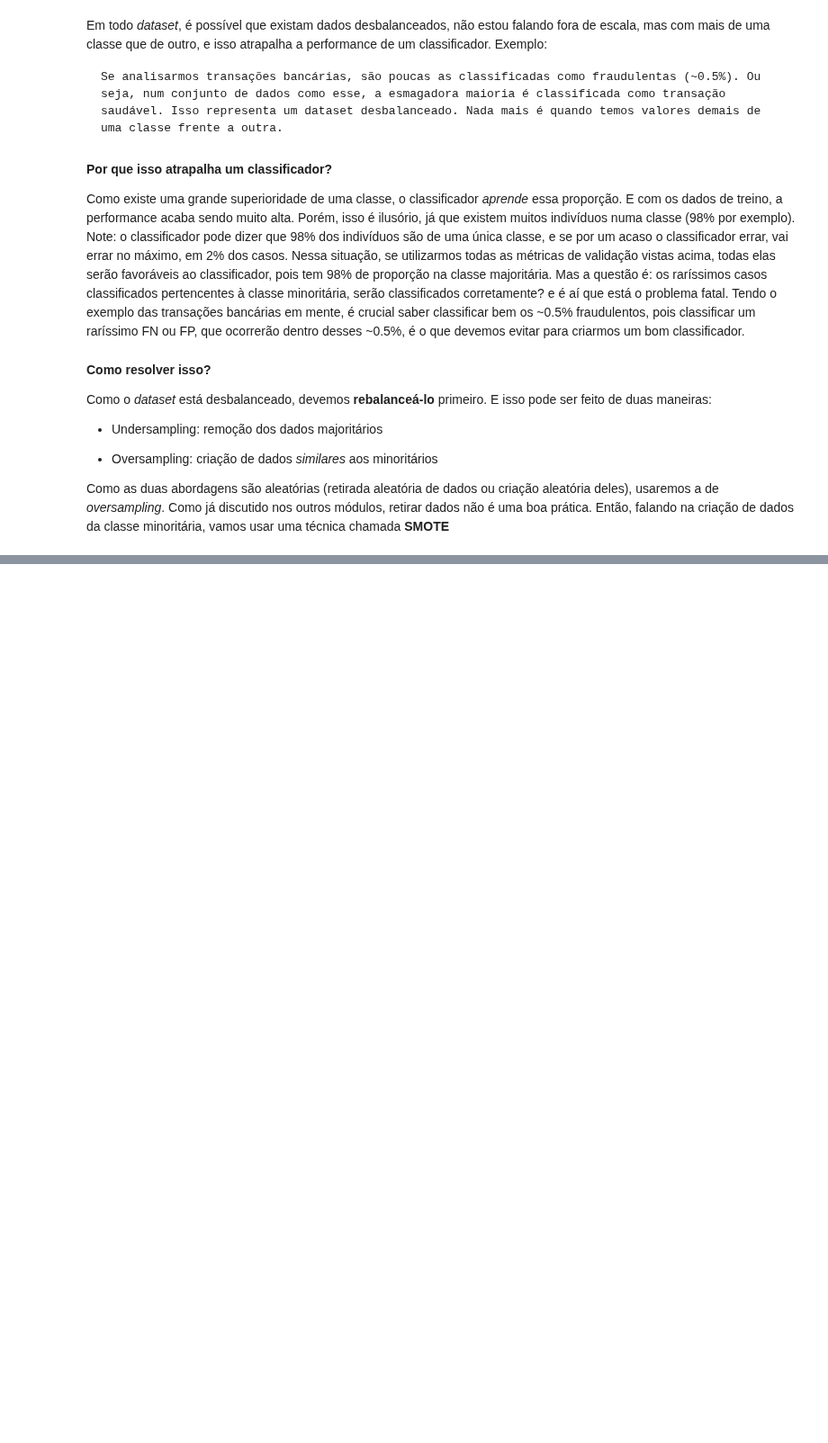
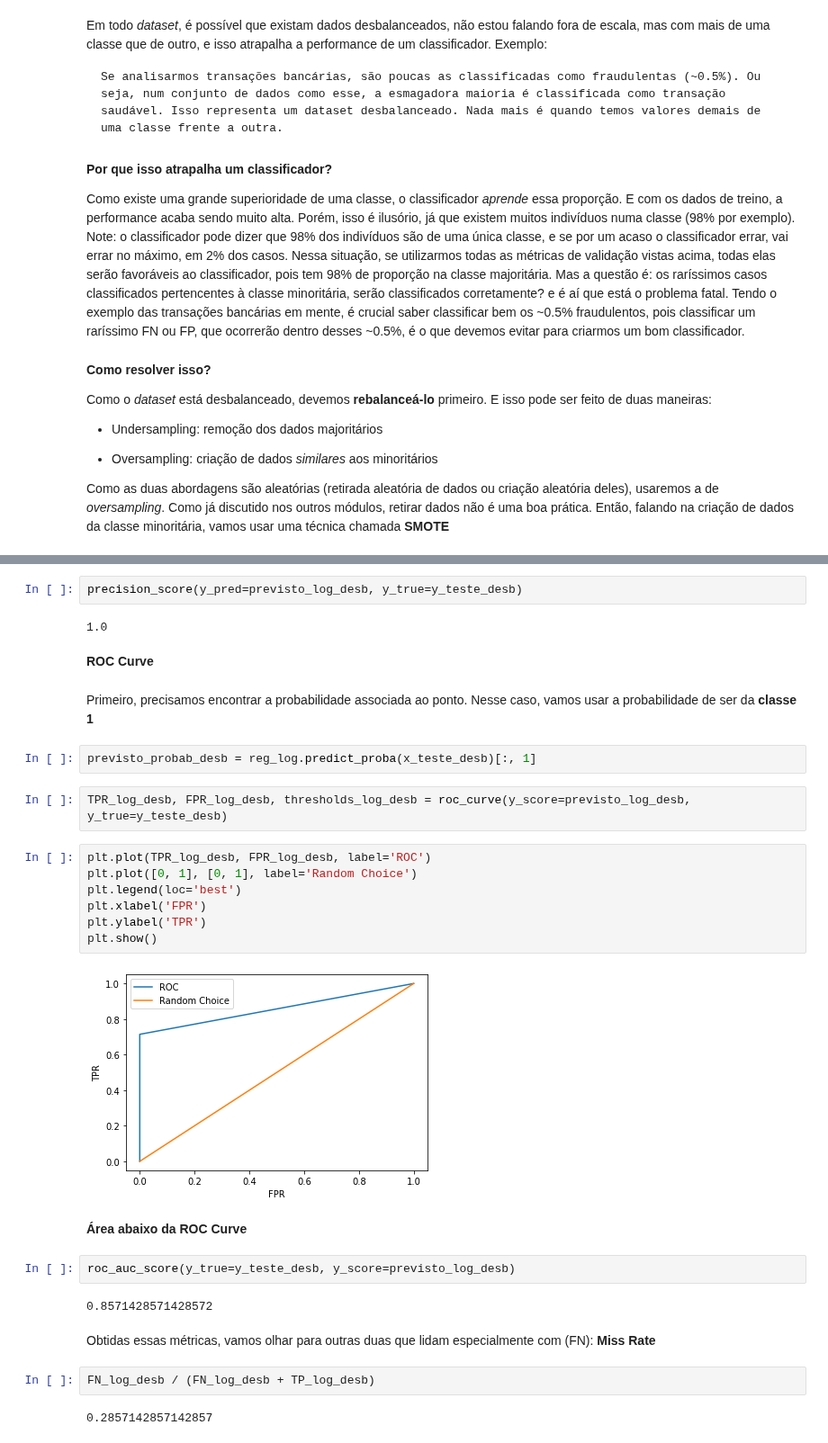
Before and after one commit to mikaelcordeiro/semanas, a Jupyter notebook: semana9/semana_9.ipynb, the cells around one changed output, grey strips where cells are left out. Shown at 90% size. Saved outputs shown, nothing was run; the diff lists cells and outputs as text; blank space fills up the shorter version.

```diff
--- a/semana9/semana_9.ipynb
+++ b/semana9/semana_9.ipynb
@@ -1110,0 +1242,33 @@ Como as duas abordagens são aleatórias (retirada aleatória de dados ou criaç
+# %%
+precision_score(y_pred=previsto_log_desb, y_true=y_teste_desb)
+# %% [output]
+1.0
+# %% [markdown]
+**ROC Curve**
+# %% [markdown]
+Primeiro, precisamos encontrar a probabilidade associada ao ponto. Nesse caso, vamos usar a probabilidade de ser da **classe 1**
+# %%
+previsto_probab_desb = reg_log.predict_proba(x_teste_desb)[:, 1]
+# %%
+TPR_log_desb, FPR_log_desb, thresholds_log_desb = roc_curve(y_score=previsto_log_desb, y_true=y_teste_desb)
+# %%
+plt.plot(TPR_log_desb, FPR_log_desb, label='ROC')
+plt.plot([0, 1], [0, 1], label='Random Choice')
+plt.legend(loc='best')
+plt.xlabel('FPR')
+plt.ylabel('TPR')
+plt.show()
+# %% [output]
+[figure, added]
+# %% [markdown]
+**Área abaixo da ROC Curve**
+# %%
+roc_auc_score(y_true=y_teste_desb, y_score=previsto_log_desb)
+# %% [output]
+0.8571428571428572
+# %% [markdown]
+Obtidas essas métricas, vamos olhar para outras duas que lidam especialmente com (FN): **Miss Rate**
+# %%
+FN_log_desb / (FN_log_desb + TP_log_desb)
+# %% [output]
+0.2857142857142857
```
Also changed, not shown: parts of 80 cells of this notebook.
